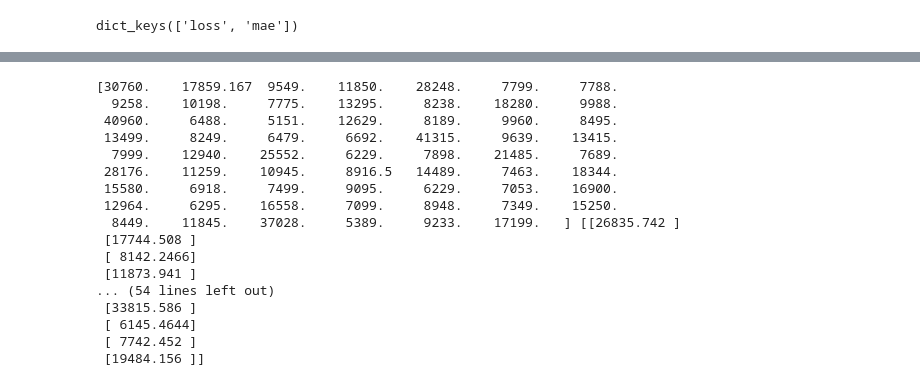
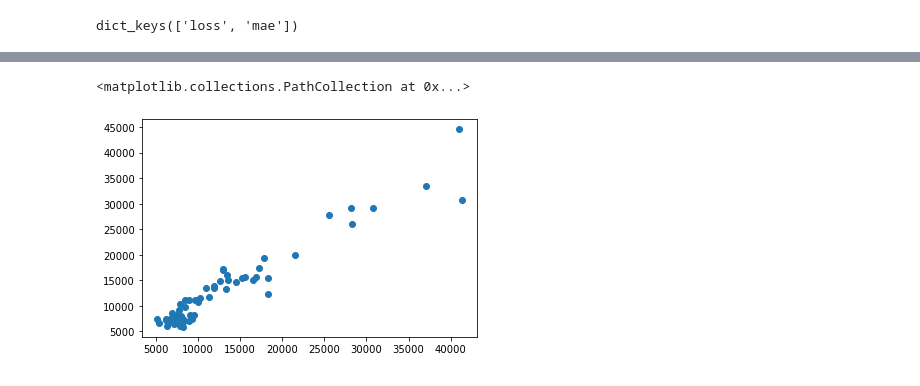
Before and after one commit to Muddasir-Khan/DLAssignments, a Jupyter notebook: Car Prices.ipynb, the cells around one changed output, grey strips where cells are left out. Cells and saved outputs as stored; diff of their text form; code cells hidden in the pictures.

```diff
--- a/Car Prices.ipynb
+++ b/Car Prices.ipynb
@@ -403,22 +437,7 @@ val_mse, val_mae = model.evaluate(carfeatures_test, carprices_test )
 # %%
 carprice_pred=model.predict(carfeatures_test)
 
-print(carprices_test,carprice_pred)
+plt.scatter(carprices_test,carprice_pred)
 # %% [output]
-[30760.    17859.167  9549.    11850.    28248.     7799.     7788.
-  9258.    10198.     7775.    13295.     8238.    18280.     9988.
- 40960.     6488.     5151.    12629.     8189.     9960.     8495.
- 13499.     8249.     6479.     6692.    41315.     9639.    13415.
-  7999.    12940.    25552.     6229.     7898.    21485.     7689.
- 28176.    11259.    10945.     8916.5   14489.     7463.    18344.
- 15580.     6918.     7499.     9095.     6229.     7053.    16900.
- 12964.     6295.    16558.     7099.     8948.     7349.    15250.
-  8449.    11845.    37028.     5389.     9233.    17199.   ] [[26835.742 ]
- [17744.508 ]
- [ 8142.2466]
- [11873.941 ]
-... (54 lines left out)
- [33815.586 ]
- [ 6145.4644]
- [ 7742.452 ]
- [19484.156 ]]
+<matplotlib.collections.PathCollection at 0x...>
+[figure, added]
```
Also changed, not shown: parts of 9 cells of this notebook, 4 other files.
